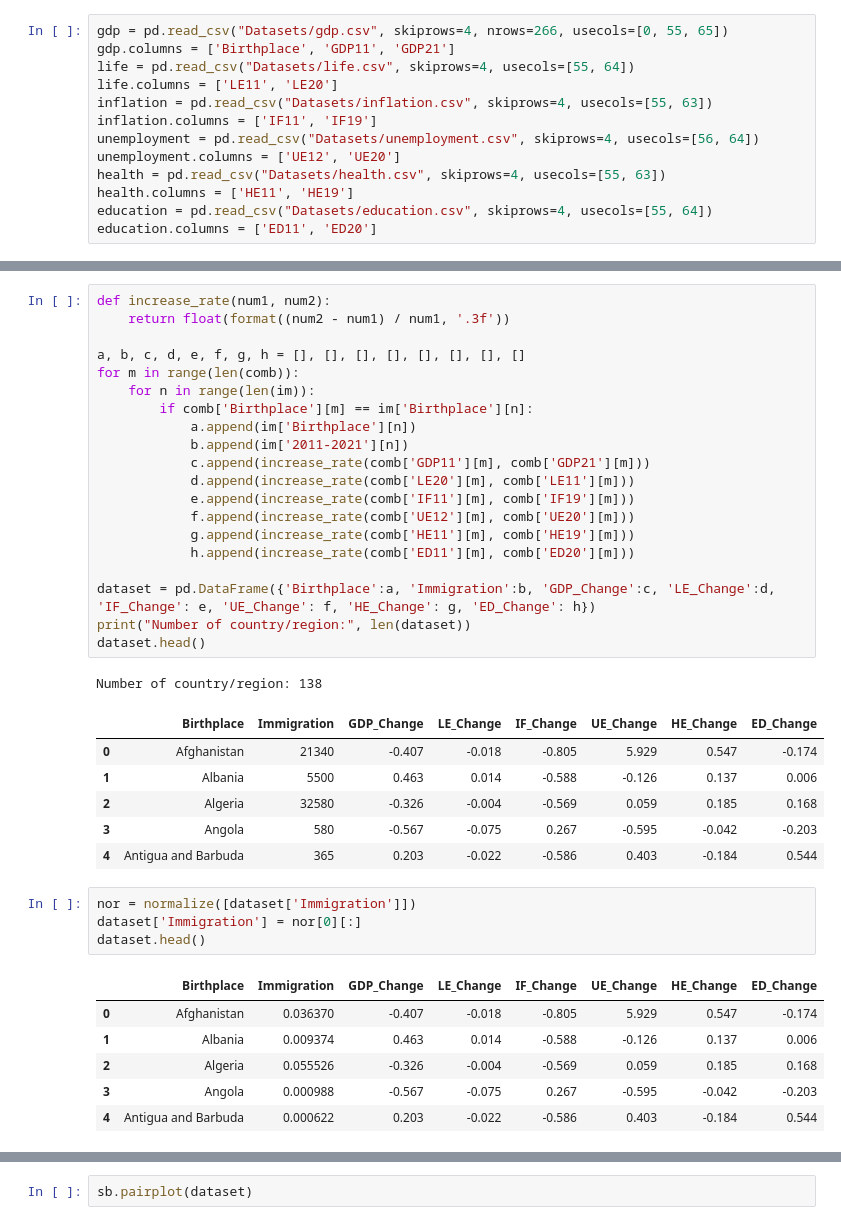
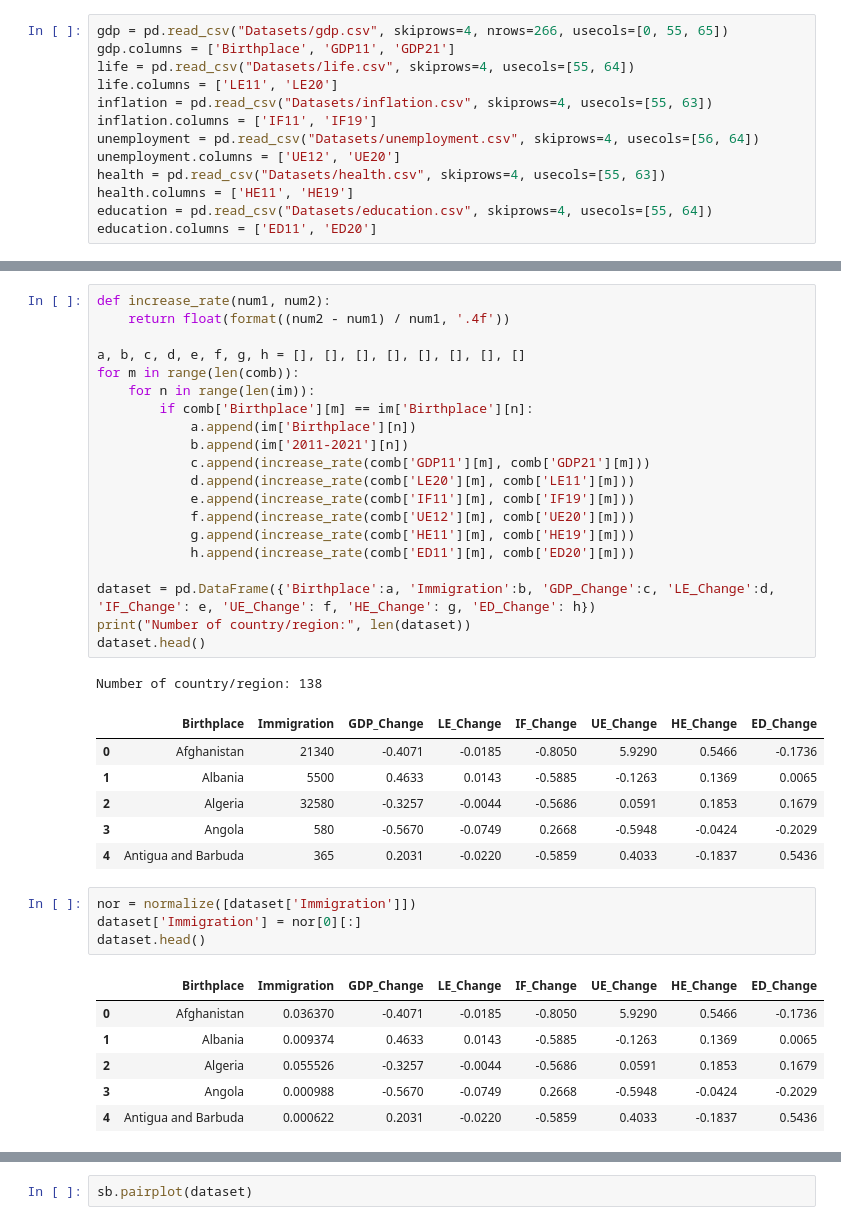
Before and after one commit to Hongwei-Z/CanadianImmigrationStudy, a Jupyter notebook: Main.ipynb, the cells around one changed output, grey strips where cells are left out. Drawn from its saved outputs; the diff is of its cells as text.

```diff
--- a/Main.ipynb
+++ b/Main.ipynb
@@ -104,43 +106,43 @@ Number of country/region: 205
 | 4 | Angola | 4511.153227 | 1953.533757 | 57.596000 | 62.261000 | 13.482468 | 17.079704 | 23.639999 | 9.580000 | 2.645608 | 2.533360 | ... |
 # %%
 def increase_rate(num1, num2):
-    return float(format((num2 - num1) / num1, '.3f'))
+    return float(format((num2 - num1) / num1, '.4f'))
 
 a, b, c, d, e, f, g, h = [], [], [], [], [], [], [], []
 for m in range(len(comb)):
     for n in range(len(im)):
         if comb['Birthplace'][m] == im['Birthplace'][n]:
             a.append(im['Birthplace'][n])
             b.append(im['2011-2021'][n])
             c.append(increase_rate(comb['GDP11'][m], comb['GDP21'][m]))
             d.append(increase_rate(comb['LE20'][m], comb['LE11'][m]))
             e.append(increase_rate(comb['IF11'][m], comb['IF19'][m]))
             f.append(increase_rate(comb['UE12'][m], comb['UE20'][m]))
             g.append(increase_rate(comb['HE11'][m], comb['HE19'][m]))
             h.append(increase_rate(comb['ED11'][m], comb['ED20'][m]))
 
 dataset = pd.DataFrame({'Birthplace':a, 'Immigration':b, 'GDP_Change':c, 'LE_Change':d, 'IF_Change': e, 'UE_Change': f, 'HE_Change': g, 'ED_Change': h})
 print("Number of country/region:", len(dataset))
 dataset.head()
 # %% [output]
 Number of country/region: 138
 |  | Birthplace | Immigration | GDP_Change | LE_Change | IF_Change | UE_Change | HE_Change | ED_Change |
-| 0 | Afghanistan | 21340 | -0.407 | -0.018 | -0.805 | 5.929 | 0.547 | -0.174 |
-| 1 | Albania | 5500 | 0.463 | 0.014 | -0.588 | -0.126 | 0.137 | 0.006 |
-| 2 | Algeria | 32580 | -0.326 | -0.004 | -0.569 | 0.059 | 0.185 | 0.168 |
-| 3 | Angola | 580 | -0.567 | -0.075 | 0.267 | -0.595 | -0.042 | -0.203 |
-| 4 | Antigua and Barbuda | 365 | 0.203 | -0.022 | -0.586 | 0.403 | -0.184 | 0.544 |
+| 0 | Afghanistan | 21340 | -0.4071 | -0.0185 | -0.8050 | 5.9290 | 0.5466 | -0.1736 |
+| 1 | Albania | 5500 | 0.4633 | 0.0143 | -0.5885 | -0.1263 | 0.1369 | 0.0065 |
+| 2 | Algeria | 32580 | -0.3257 | -0.0044 | -0.5686 | 0.0591 | 0.1853 | 0.1679 |
+| 3 | Angola | 580 | -0.5670 | -0.0749 | 0.2668 | -0.5948 | -0.0424 | -0.2029 |
+| 4 | Antigua and Barbuda | 365 | 0.2031 | -0.0220 | -0.5859 | 0.4033 | -0.1837 | 0.5436 |
 # %%
 nor = normalize([dataset['Immigration']])
 dataset['Immigration'] = nor[0][:]
 dataset.head()
 # %% [output]
 |  | Birthplace | Immigration | GDP_Change | LE_Change | IF_Change | UE_Change | HE_Change | ED_Change |
-| 0 | Afghanistan | 0.036370 | -0.407 | -0.018 | -0.805 | 5.929 | 0.547 | -0.174 |
-| 1 | Albania | 0.009374 | 0.463 | 0.014 | -0.588 | -0.126 | 0.137 | 0.006 |
-| 2 | Algeria | 0.055526 | -0.326 | -0.004 | -0.569 | 0.059 | 0.185 | 0.168 |
-| 3 | Angola | 0.000988 | -0.567 | -0.075 | 0.267 | -0.595 | -0.042 | -0.203 |
-| 4 | Antigua and Barbuda | 0.000622 | 0.203 | -0.022 | -0.586 | 0.403 | -0.184 | 0.544 |
+| 0 | Afghanistan | 0.036370 | -0.4071 | -0.0185 | -0.8050 | 5.9290 | 0.5466 | -0.1736 |
+| 1 | Albania | 0.009374 | 0.4633 | 0.0143 | -0.5885 | -0.1263 | 0.1369 | 0.0065 |
+| 2 | Algeria | 0.055526 | -0.3257 | -0.0044 | -0.5686 | 0.0591 | 0.1853 | 0.1679 |
+| 3 | Angola | 0.000988 | -0.5670 | -0.0749 | 0.2668 | -0.5948 | -0.0424 | -0.2029 |
+| 4 | Antigua and Barbuda | 0.000622 | 0.2031 | -0.0220 | -0.5859 | 0.4033 | -0.1837 | 0.5436 |
 # %%
 dataset.describe()
 # %% [output]
```
Also changed, not shown: parts of 14 cells of this notebook.
